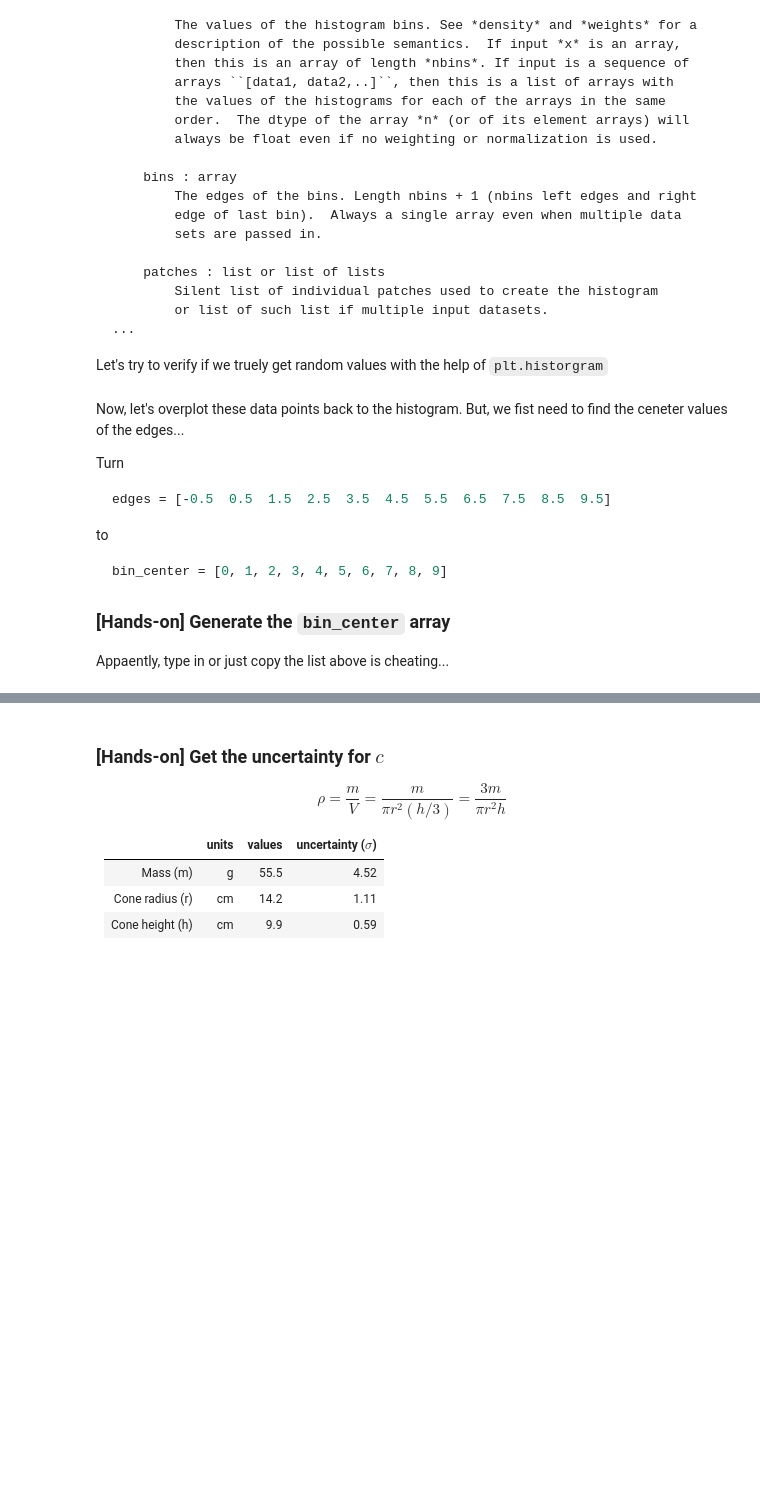
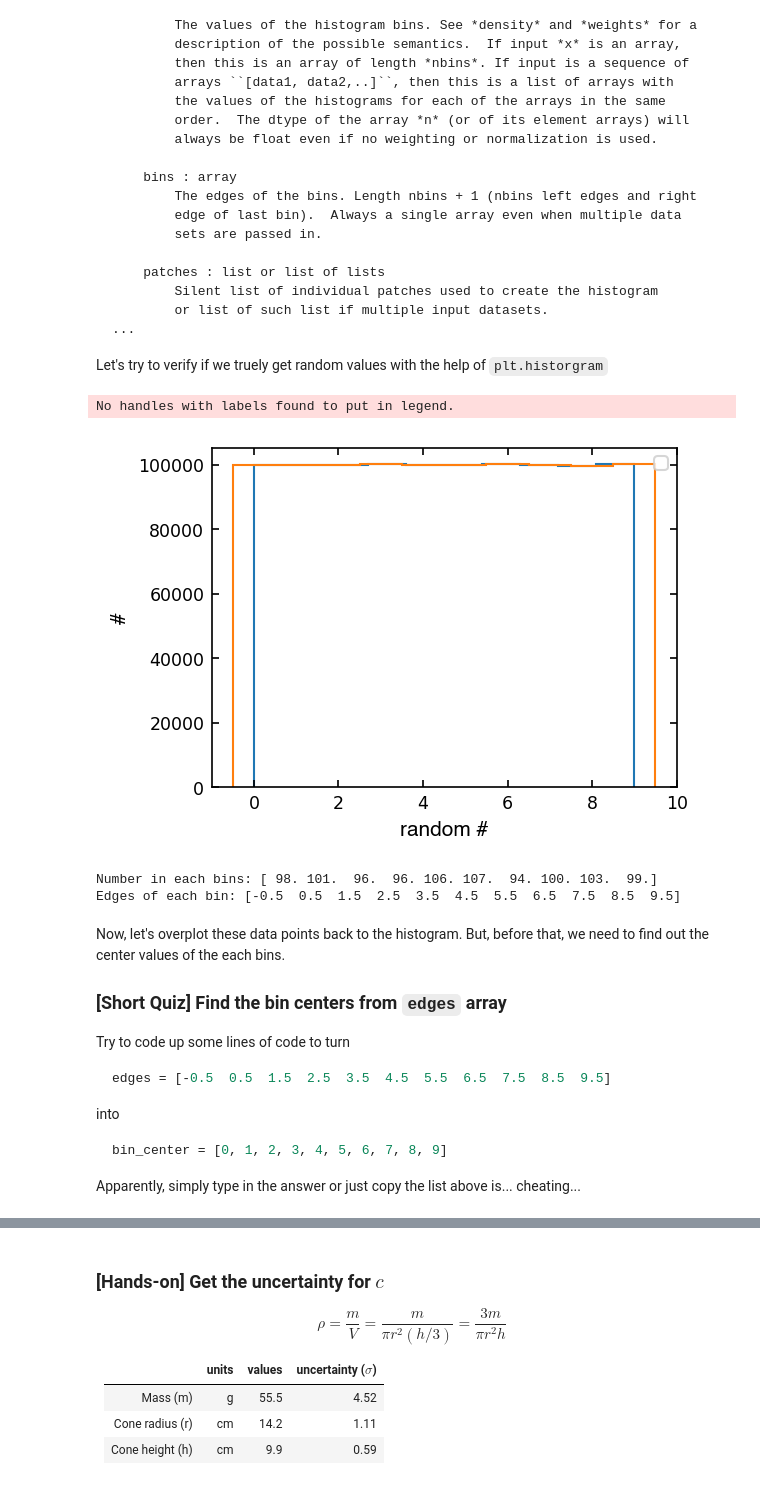
Before and after one commit to cjtu/spirl, a Jupyter notebook: spirl/f21_a4.ipynb, the cells around one changed output, grey strips where cells are left out. Cells and saved outputs as stored; diff of their text form; code cells hidden in the pictures; blank space fills up the shorter version.

````diff
--- a/spirl/f21_a4.ipynb
+++ b/spirl/f21_a4.ipynb
@@ -131,22 +163,24 @@ def set_plot_axis_label(axes, xlabel, ylabel):
 # %%
 # random number setup
 draw_range = (0, 10)
-draw_times = 100
+draw_times = 1000000
 
-rng = np.random.default_rng()       # this time put in the seed value
+rng = np.random.default_rng()
 random_ints = rng.integers(*draw_range,
                             draw_times)
 
 # plotting
-f = plt.figure(facecolor='white', figsize=(4,3), dpi=200 )
+f = plt.figure(facecolor='white', figsize=(4,3), dpi=150 )
 ax1 = f.subplots(1, 1)
 
 # default
 n, edges, _ = ax1.hist(random_ints, histtype='step')
-# a better one
+# a better way by constraining the edge of bins and the number of bins
 n, edges, _ = ax1.hist(random_ints, range = (-0.5, 9.5), bins=10, histtype='step')
-
 
 ax1.legend(fontsize='small')
 xlabel = 'random #'; ylabel = '#'
 set_plot_axis_label(ax1, xlabel, ylabel)
+# %% [output]
+No handles with labels found to put in legend.
+[figure, added]
@@ -156,16 +187,23 @@ print(edges)
+# %%
+print(f'Number in each bins: {n}')
+print(f'Edges of each bin: {edges}')
+# %% [output]
+Number in each bins: [ 98. 101.  96.  96. 106. 107.  94. 100. 103.  99.]
+Edges of each bin: [-0.5  0.5  1.5  2.5  3.5  4.5  5.5  6.5  7.5  8.5  9.5]
 # %% [markdown]
 Now, let's overplot these data points back to the histogram.
-But, we fist need to find the ceneter values of the edges...
+But, before that, we need to find out the center values of the each bins.
 
-Turn
+### [Short Quiz] Find the bin centers from `edges` array
+
+Try to code up some lines of code to turn
 ```python
 edges = [-0.5  0.5  1.5  2.5  3.5  4.5  5.5  6.5  7.5  8.5  9.5]
 ```
-to
+into
 ```python
 bin_center = [0, 1, 2, 3, 4, 5, 6, 7, 8, 9]
 ```
 
-### [Hands-on] Generate the `bin_center` array
-Appaently, type in or just copy the list above is cheating...
+Apparently, simply type in the answer or just copy the list above is... cheating...
 # %%
````
Also changed, not shown: parts of 35 cells of this notebook.
